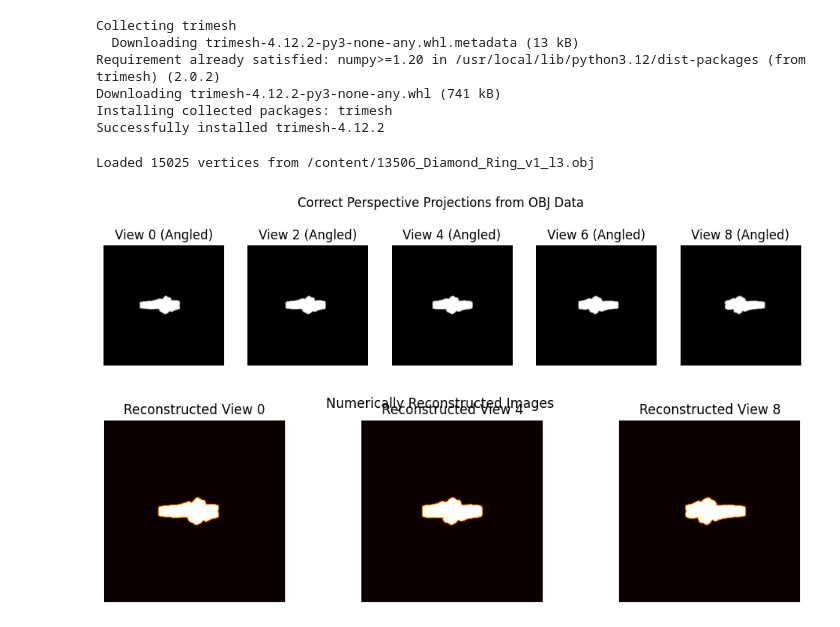
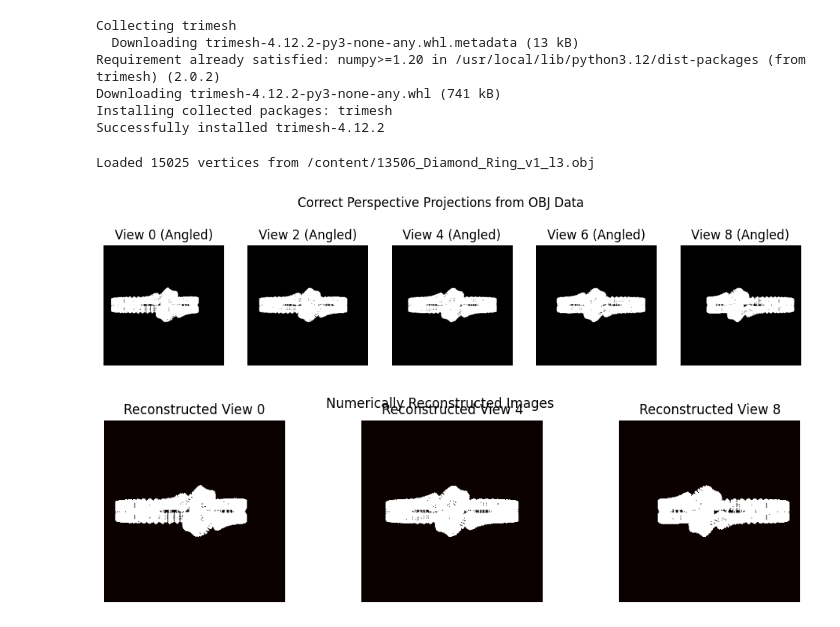
Before and after one commit to sota-it/point-source-method, a Jupyter notebook: HS.ipynb, the cells around one changed output. Saved outputs shown, nothing was run; the diff lists cells and outputs as text; code cells hidden in the pictures.

```diff
--- a/HS.ipynb
+++ b/HS.ipynb
@@ -22,7 +22,7 @@ N_views = 9           # 視点数
 res = 256             # 要素ホログラム(Hogol)の縦横ピクセル数
 wavelength = 632.8e-9 # 再生レーザー波長 (赤色: 632.8 nm)
 pixel_pitch = 8e-6    # ホログラムの画素ピッチ (8 um)
-theta_y = np.deg2rad(1.2) # 参照光のY軸方向の入射角
+theta_y = np.deg2rad(0.0) # 参照光のY軸方向の入射角
 
 # 参照光（平面波）の準備
 k = 2 * np.pi / wavelength
@@ -68,7 +68,7 @@ def generate_yatagai_multiview_from_obj(file_path, n_views, resolution):
     views = []
 
     # カメラのパラメータ (論文準拠の注視幾何学)
-    R = 200.0   # 物体中心までの距離
+    R = 100.0   # 物体中心までの距離
     f = 300.0   # 焦点距離（拡大率）
 
     # 撮影角度の範囲 (-20度 から +20度 まで物体を回り込む)
@@ -93,8 +93,6 @@ def generate_yatagai_multiview_from_obj(file_path, n_views, resolution):
                 # 頂点数が多い場合はサイズを小さく(1〜2程度)するとシャープになります
                 cv2.circle(img, (proj_x, proj_y), 1, 255, -1)
 
-        # 頂点同士の密度に応じて適度にガウシアンぼかしを入れて物体光のつながりを滑らかにする
-        img = cv2.GaussianBlur(img, (3, 3), 0) / 255.0
         views.append(img)
     return views
 
@@ -133,32 +131,32 @@ for v_idx in range(N_views):
     # フーリエ変換
     U_object = np.fft.fftshift(np.fft.fft2(u_object))
 
     # 干渉縞計算
     fringe = U_object * np.conj(Reference_Wave)
 
     start_col = v_idx * res
     end_col = start_col + res
     hs_hologram[:, start_col:end_col] = fringe
 
 
 # ==========================================
 # 4. 数値的再生シミュレーション
 # ==========================================
 plt.figure(figsize=(12, 3))
 for i, v_idx in enumerate([0, N_views//2, N_views-1]):
     start_col = v_idx * res
     hogol_part = hs_hologram[:, start_col:start_col+res]
 
     reconstructed_complex = np.fft.ifft2(np.fft.ifftshift(hogol_part * Reference_Wave))
     reconstructed_intensity = np.abs(reconstructed_complex)**2
 
     plt.subplot(1, 3, i+1)
     plt.imshow(reconstructed_intensity, cmap='hot')
     plt.title(f"Reconstructed View {v_idx}")
     plt.axis('off')
 plt.suptitle("Numerically Reconstructed Images")
 plt.show()
 # %% [output]
 Loaded 15025 vertices from /content/13506_Diamond_Ring_v1_l3.obj
-[figure, old version]
+[figure, new version]
-[figure, old version]
+[figure, new version]
```
